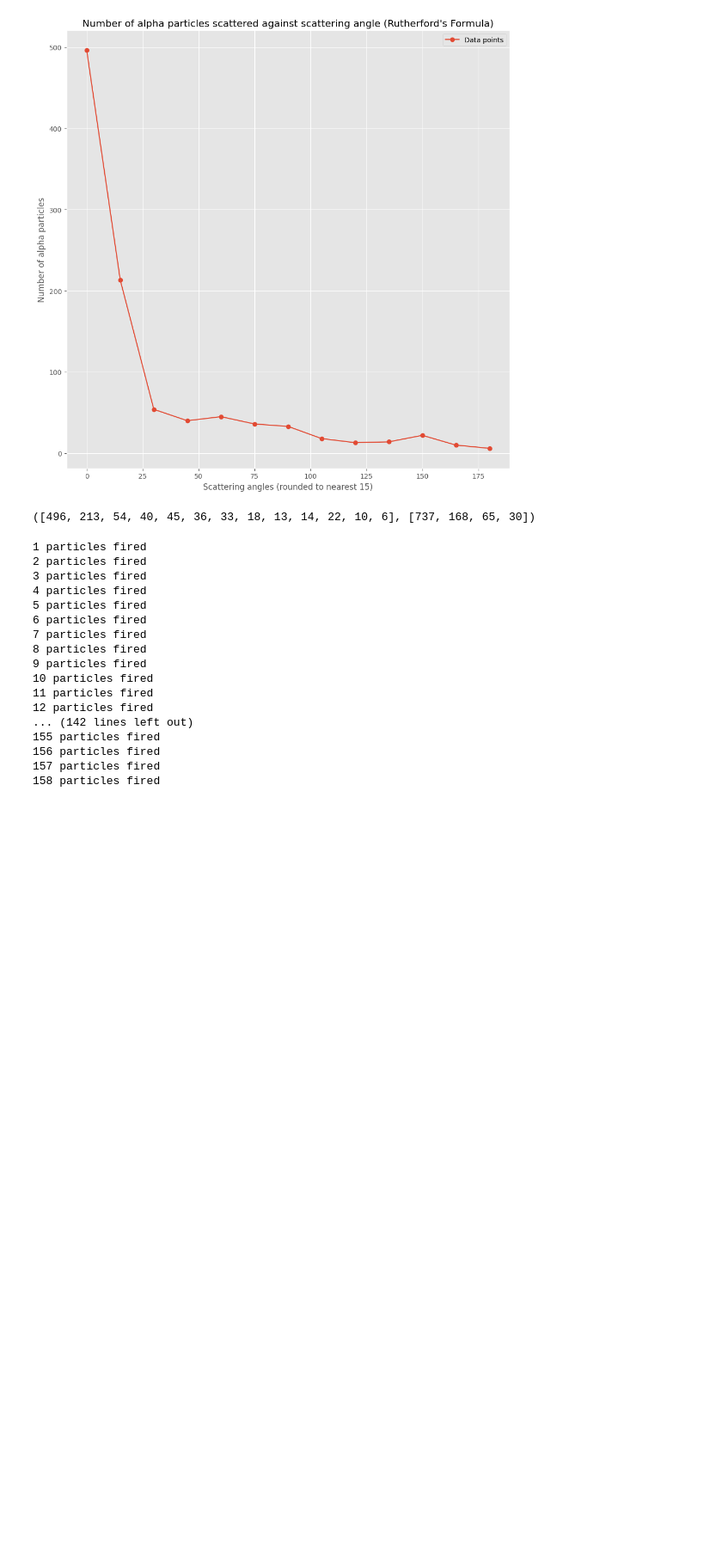
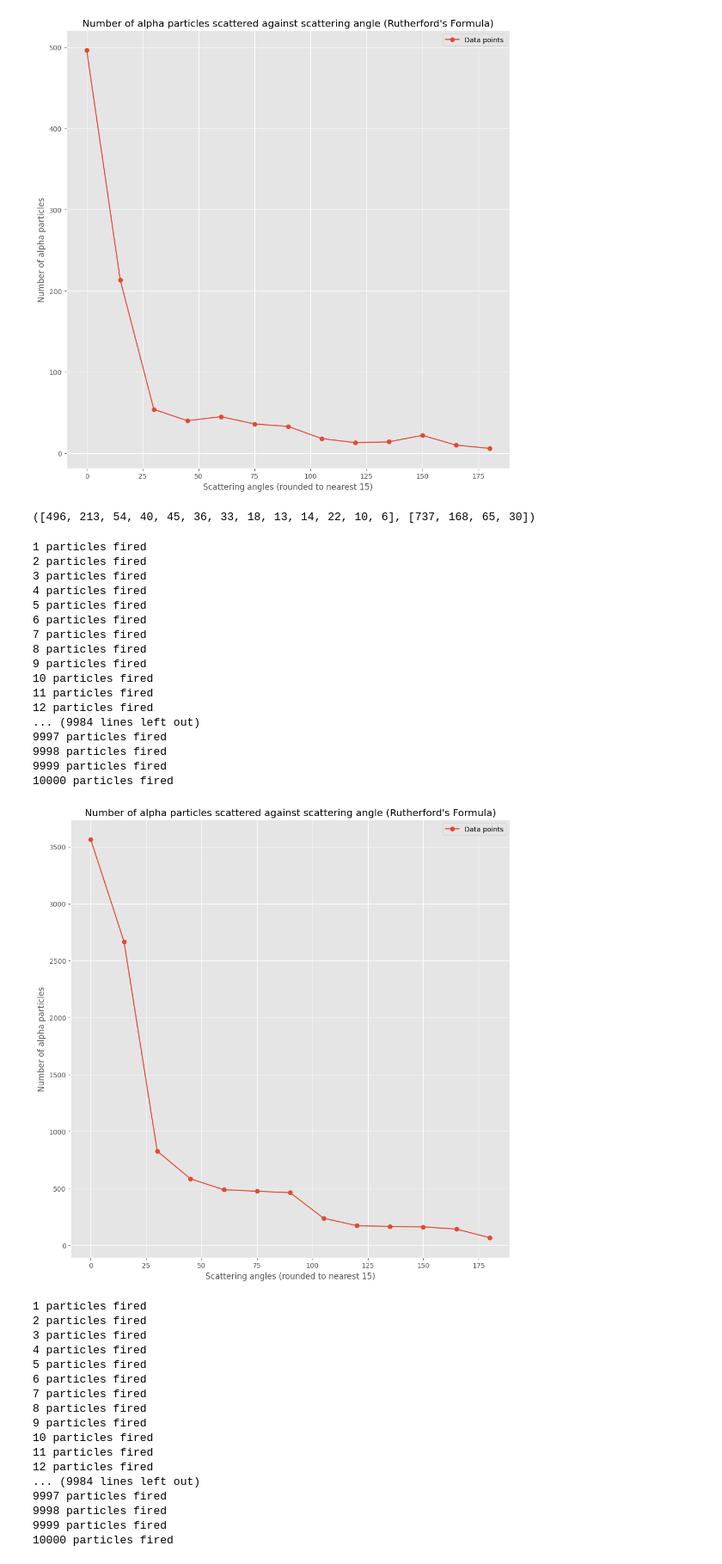
Before and after one commit to brash99/phys441, a Jupyter notebook: JupyterNotebooks/Assignment_Solutions/RutherfordScattering/rutherford.ipynb, the cells around one changed output. Shown at 86% size. Saved outputs shown, nothing was run; the diff lists cells and outputs as text; code cells hidden in the pictures; blank space fills up the shorter version.

```diff
--- a/JupyterNotebooks/Assignment_Solutions/RutherfordScattering/rutherford.ipynb
+++ b/JupyterNotebooks/Assignment_Solutions/RutherfordScattering/rutherford.ipynb
@@ -473,22 +473,40 @@ main_r_formula(number_of_alpha_particles=1000, b_max=1e-13, target_proton_num=79
 [figure]
 ([496, 213, 54, 40, 45, 36, 33, 18, 13, 14, 22, 10, 6], [737, 168, 65, 30])
 # %%
-compare(number_of_alpha_particles=1000, b_max=1e-13, target_proton_num=79, mev=5.48, label = 'Americium - 5.48 MeV',number_of_alpha_particles1=1000, b_max1=1e-13, target_proton_num1=79, mev1=7.7, label1 ='Radium - 7.7 MeV',title='Comparison of Different Alpha Particle Kinetic Energies')
+compare(number_of_alpha_particles=10000, b_max=1e-13, target_proton_num=79, mev=5.48, label = 'Americium - 5.48 MeV',number_of_alpha_particles1=10000, b_max1=1e-13, target_proton_num1=79, mev1=7.7, label1 ='Radium - 7.7 MeV',title='Comparison of Different Alpha Particle Kinetic Energies')
 # %% [output]
 1 particles fired
 2 particles fired
 3 particles fired
 4 particles fired
 5 particles fired
 6 particles fired
 7 particles fired
 8 particles fired
 9 particles fired
 10 particles fired
 11 particles fired
 12 particles fired
-... (142 lines left out)
-155 particles fired
-156 particles fired
-157 particles fired
-158 particles fired
+... (9984 lines left out)
+9997 particles fired
+9998 particles fired
+9999 particles fired
+10000 particles fired
+[figure, added]
+1 particles fired
+2 particles fired
+3 particles fired
+4 particles fired
+5 particles fired
+6 particles fired
+7 particles fired
+8 particles fired
+9 particles fired
+10 particles fired
+11 particles fired
+12 particles fired
+... (9984 lines left out)
+9997 particles fired
+9998 particles fired
+9999 particles fired
+10000 particles fired
```
Also changed, not shown: parts of 2 cells of this notebook.
